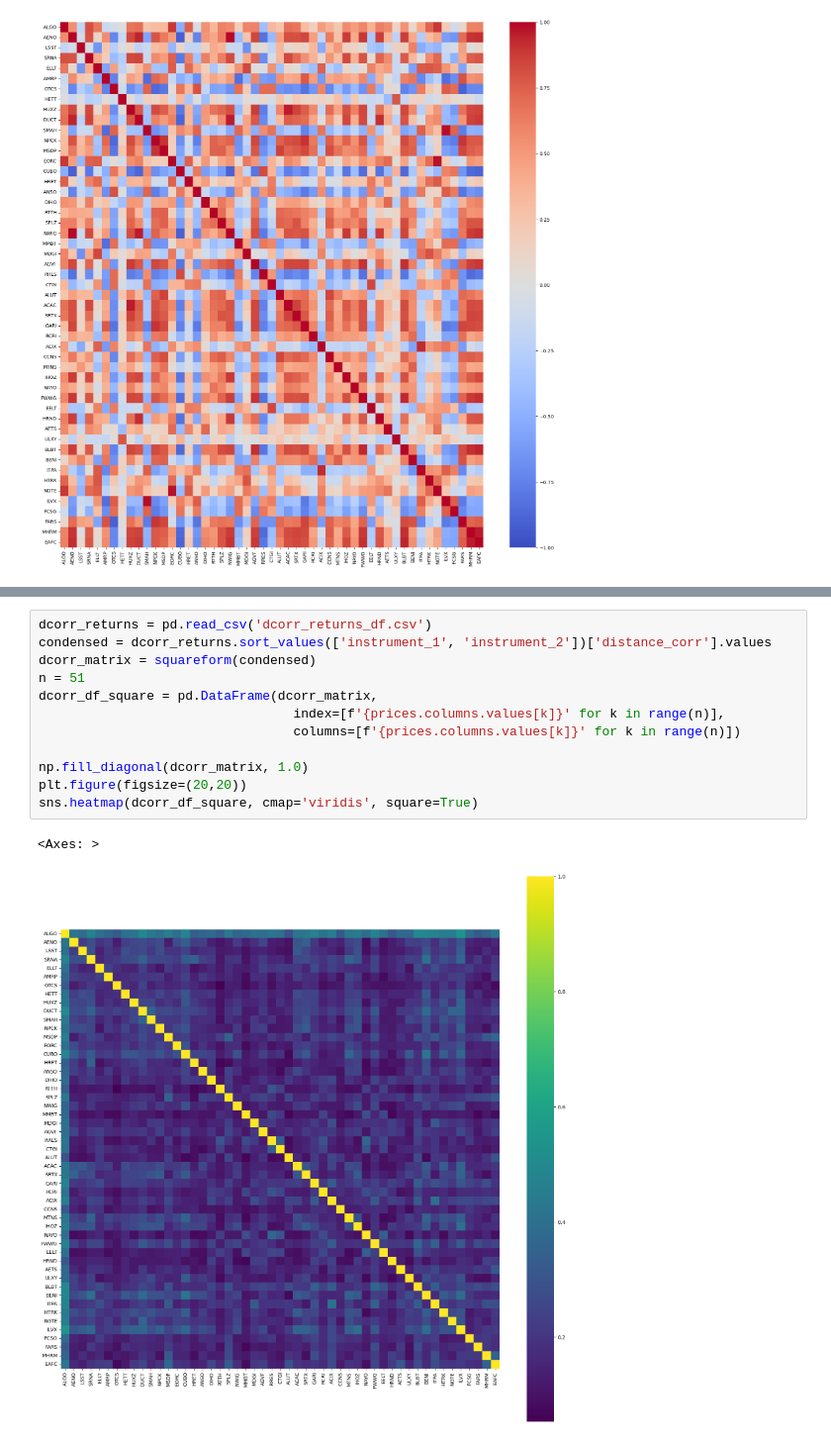
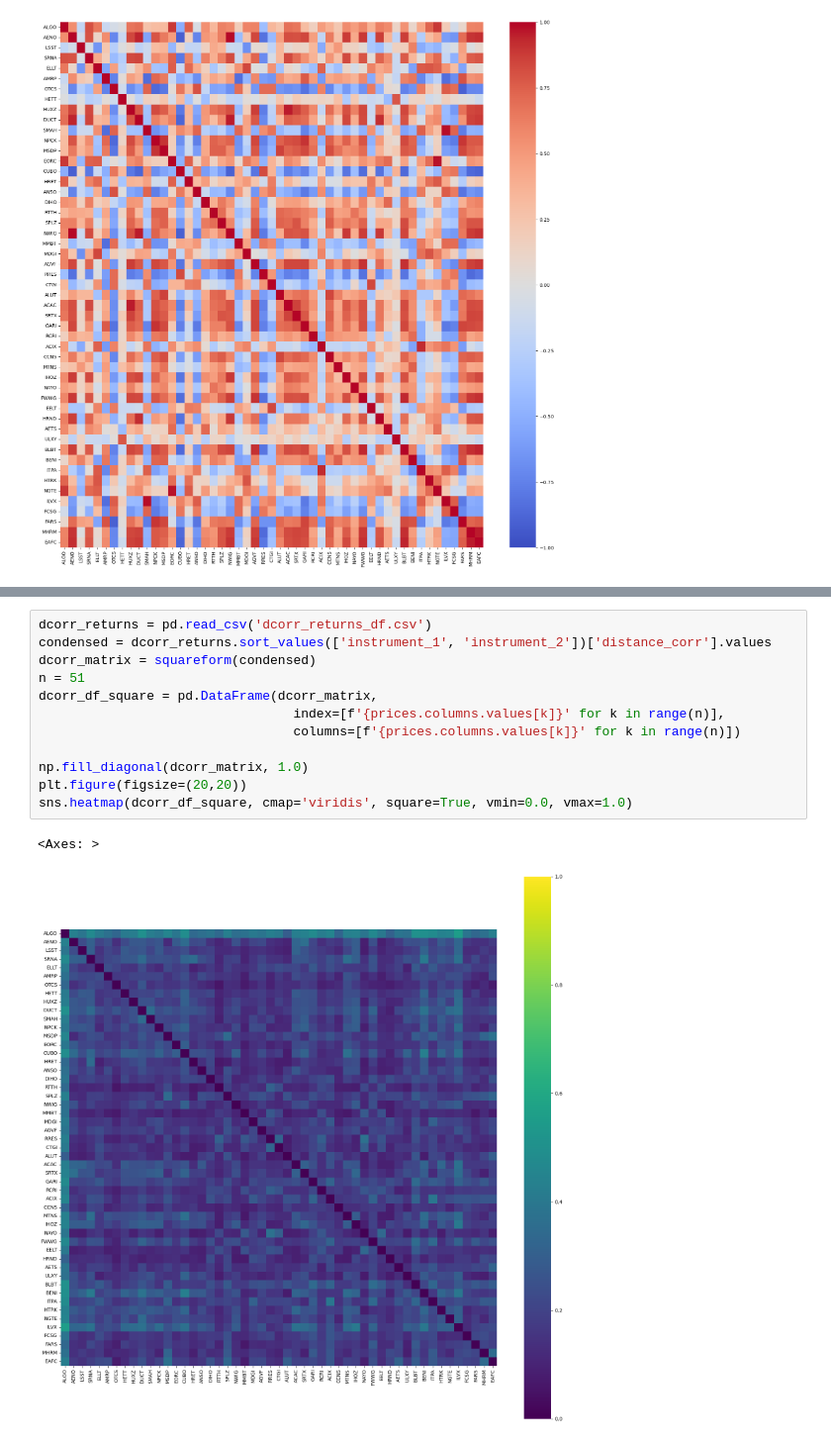
Before and after one commit to kneilkumar/SNK-Algothon, a Jupyter notebook: SIG ALGOTHON 2026/EDAS/Algothon EDA notebook.ipynb, the cells around one changed output, grey strips where cells are left out. Shown at 99% size. Drawn from its saved outputs; the diff is of its cells as text.

```diff
--- a/SIG ALGOTHON 2026/EDAS/Algothon EDA notebook.ipynb
+++ b/SIG ALGOTHON 2026/EDAS/Algothon EDA notebook.ipynb
@@ -173,15 +185,15 @@ sns.heatmap(dcorr_df_square, cmap='coolwarm', square=True)
 # %%
 dcorr_returns = pd.read_csv('dcorr_returns_df.csv')
 condensed = dcorr_returns.sort_values(['instrument_1', 'instrument_2'])['distance_corr'].values
 dcorr_matrix = squareform(condensed)
 n = 51
 dcorr_df_square = pd.DataFrame(dcorr_matrix,
                                  index=[f'{prices.columns.values[k]}' for k in range(n)],
                                  columns=[f'{prices.columns.values[k]}' for k in range(n)])
 
 np.fill_diagonal(dcorr_matrix, 1.0)
 plt.figure(figsize=(20,20))
-sns.heatmap(dcorr_df_square, cmap='viridis', square=True)
+sns.heatmap(dcorr_df_square, cmap='viridis', square=True, vmin=0.0, vmax=1.0)
 # %% [output]
 <Axes: >
-[figure, old version]
+[figure, new version]
```
Also changed, not shown: parts of 5 cells of this notebook, 8 other files.
